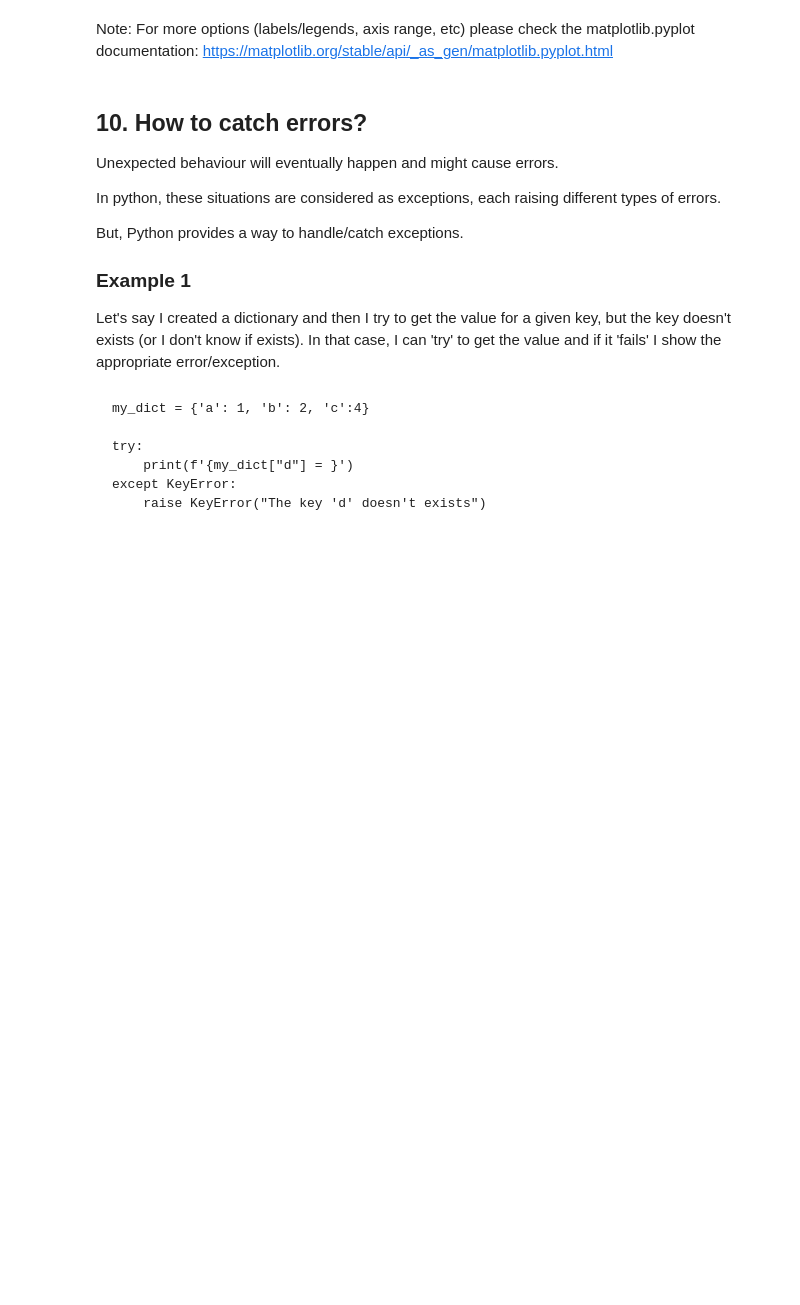
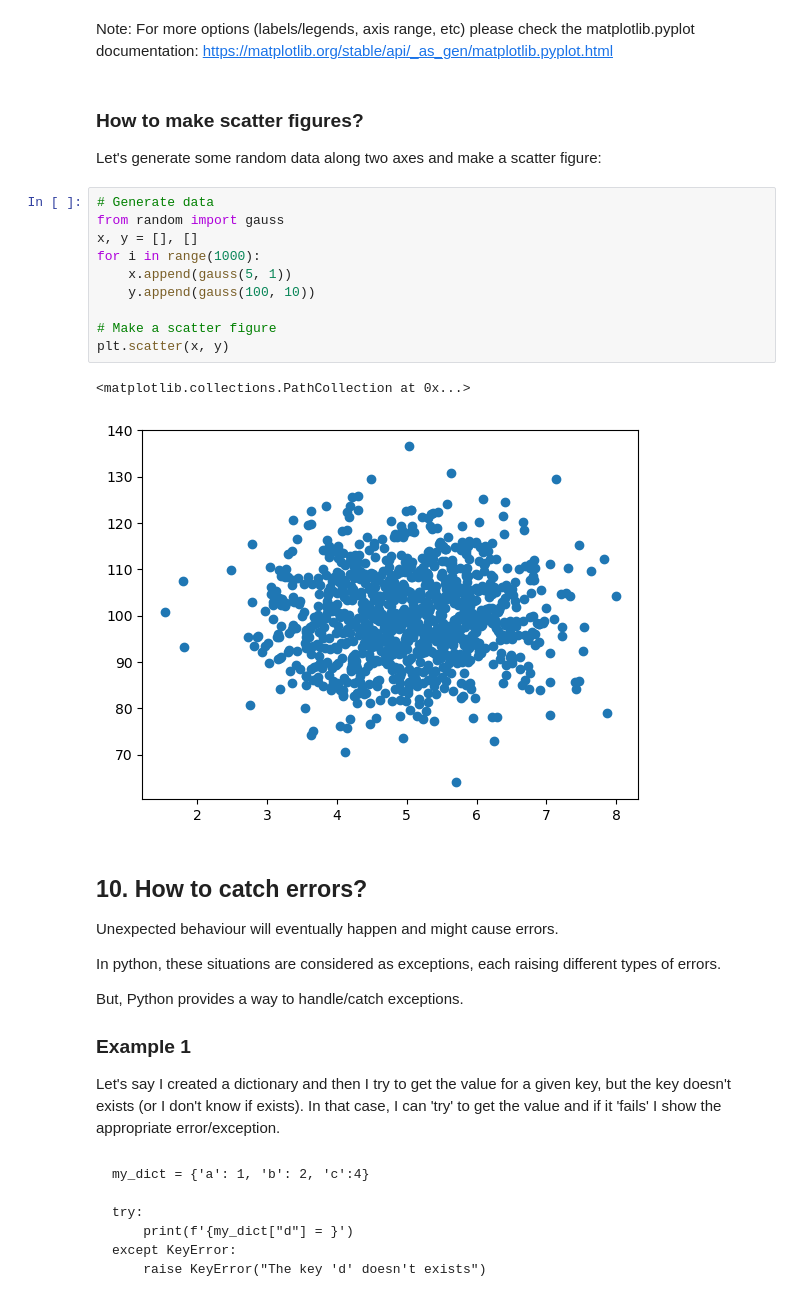
Before and after one commit to jbossios/python-tutorial, a Jupyter notebook: Jupyter-Notebooks/04_Helpful_tips_and_modules.ipynb, the cells around one changed output. Cells and saved outputs as stored; diff of their text form; blank space fills up the shorter version.

```diff
--- a/Jupyter-Notebooks/04_Helpful_tips_and_modules.ipynb
+++ b/Jupyter-Notebooks/04_Helpful_tips_and_modules.ipynb
@@ -465,5 +465,22 @@ plt.show()
 # %% [markdown]
 Note: For more options (labels/legends, axis range, etc) please check the matplotlib.pyplot documentation: https://matplotlib.org/stable/api/_as_gen/matplotlib.pyplot.html
+# %% [markdown]
+### How to make scatter figures?
+
+Let's generate some random data along two axes and make a scatter figure:
+# %%
+# Generate data
+from random import gauss
+x, y = [], []
+for i in range(1000):
+    x.append(gauss(5, 1))
+    y.append(gauss(100, 10))
+
+# Make a scatter figure
+plt.scatter(x, y)
+# %% [output]
+<matplotlib.collections.PathCollection at 0x...>
+[figure, added]
 # %% [markdown]
 ## <div id='catch-errors'>10. How to catch errors?</div>
 
```
Also changed, not shown: parts of 19 cells of this notebook, 3 other files.
